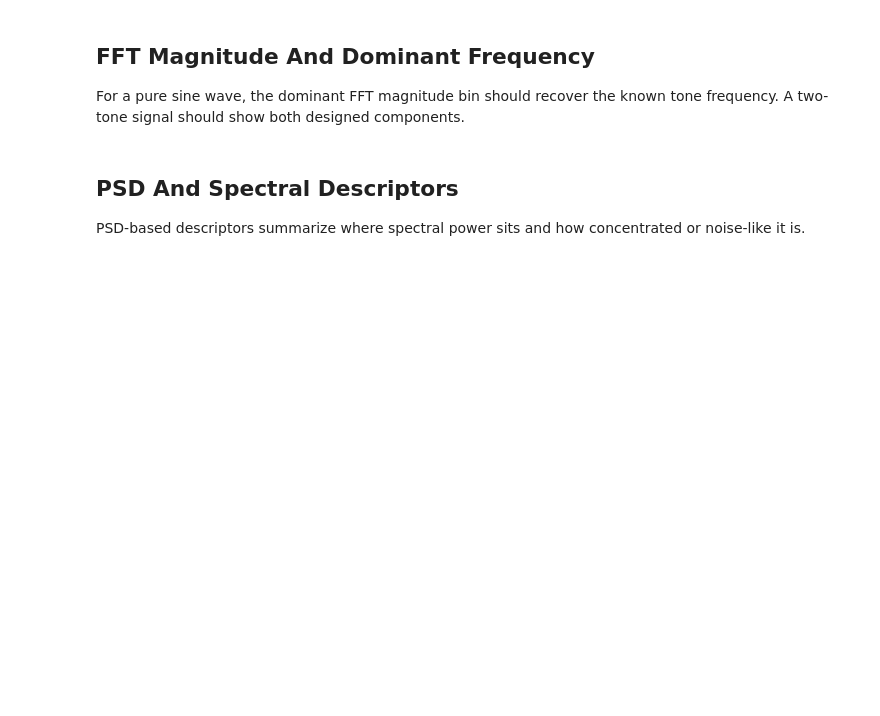
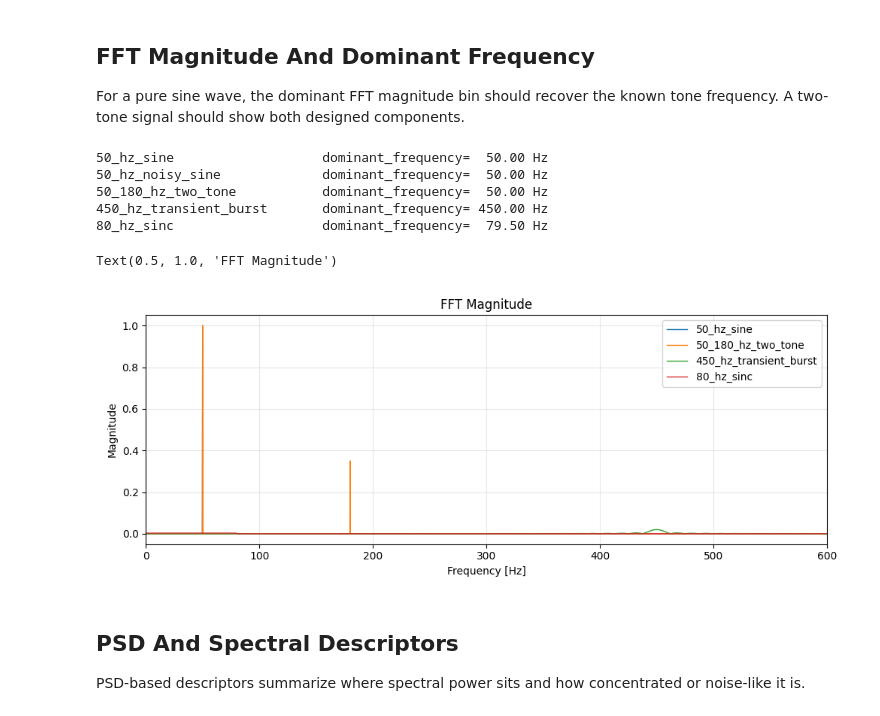
Before and after one commit to Jonas-Nm/signal_processing_prep, a Jupyter notebook: notebooks/02_dsp_foundations_examples.ipynb, the cells around one changed output. Saved outputs shown, nothing was run; the diff lists cells and outputs as text; code cells hidden in the pictures; blank space fills up the shorter version.

```diff
--- a/notebooks/02_dsp_foundations_examples.ipynb
+++ b/notebooks/02_dsp_foundations_examples.ipynb
@@ -67,7 +73,7 @@ if ip is not None:
 ## Example Signals
 # %%
 sampling_rate_hz = 2000.0
-duration_seconds = 2.0
+duration_seconds = 4.0
 
 base_sine = sine_wave(
     frequency_hz=50.0,
@@ -252,16 +352,28 @@ pd.concat(
 For a pure sine wave, the dominant FFT magnitude bin should recover the known tone frequency. A two-tone signal should show both designed components.
 # %%
 from signal_processing_prep.plotting import plot_frequency_spectra
+from signal_processing_prep.frequency_domain import psd
+import matplotlib.pyplot as plt
 
 for record in [base_sine, noisy_sine, two_tone, burst, sinc]:
     spectrum = fft_magnitude(record)
     print(f"{record.name:28s} dominant_frequency={dominant_frequency(spectrum):7.2f} Hz")
 
-fig, ax = plot_frequency_spectra(
+# FFT magnitude
+fig_fft, ax_fft = plot_frequency_spectra(
     [base_sine, two_tone, burst, sinc],
     spectrum_type="fft",
     max_frequency_hz=600.0,
 )
+ax_fft.set_title("FFT Magnitude")
+# %% [output]
+50_hz_sine                   dominant_frequency=  50.00 Hz
+50_hz_noisy_sine             dominant_frequency=  50.00 Hz
+50_180_hz_two_tone           dominant_frequency=  50.00 Hz
+450_hz_transient_burst       dominant_frequency= 450.00 Hz
+80_hz_sinc                   dominant_frequency=  79.50 Hz
+Text(0.5, 1.0, 'FFT Magnitude')
+[figure, added]
 # %% [markdown]
 ## PSD And Spectral Descriptors
 
```
Also changed, not shown: parts of 16 cells of this notebook, 1 other file.
